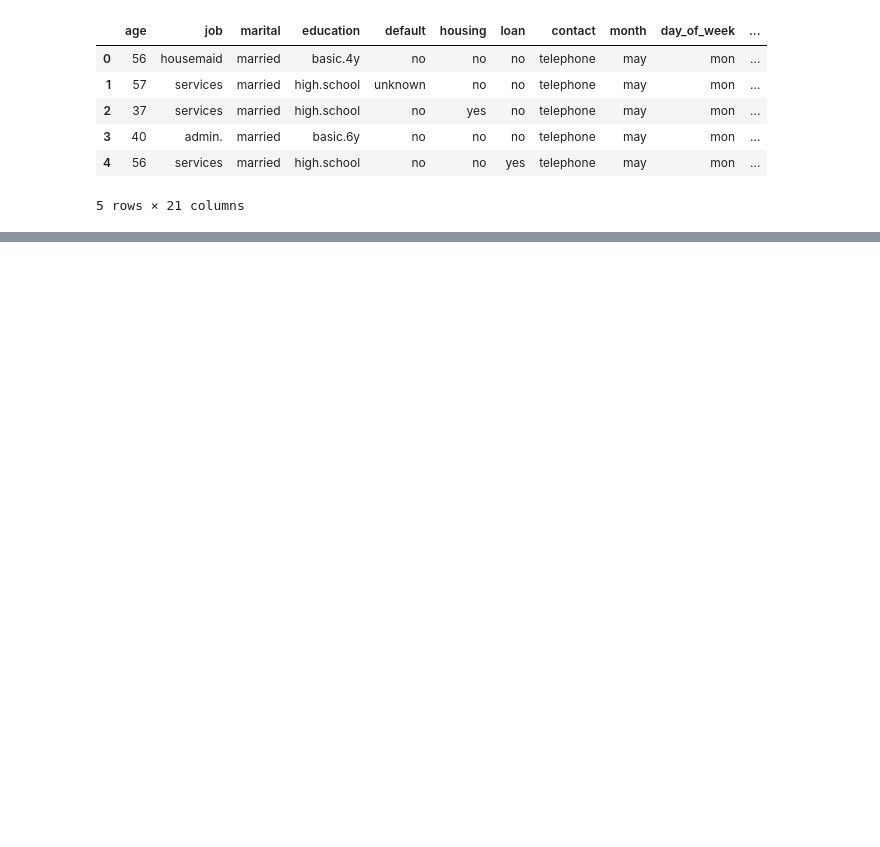
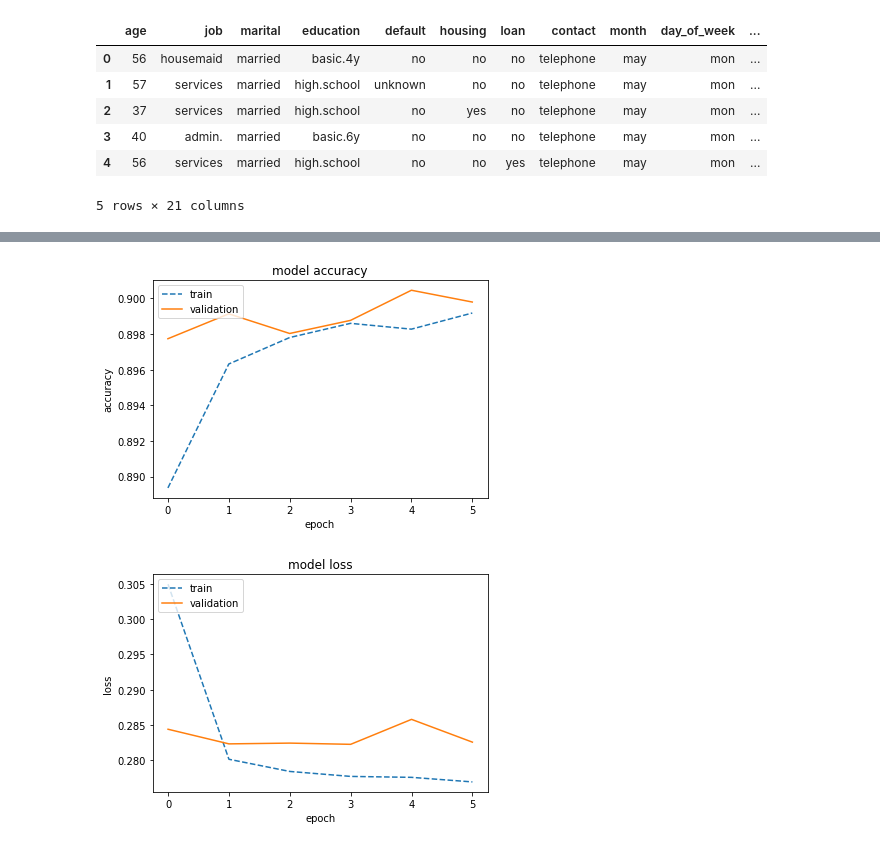
Before and after one commit to junelsolis/AAU-Machine-Learning, a Jupyter notebook: Mini Project 1/Mini Project 1.ipynb, the cells around one changed output, grey strips where cells are left out. Drawn from its saved outputs; the diff is of its cells as text; code cells hidden in the pictures; blank space fills up the shorter version.

```diff
--- a/Mini Project 1/Mini Project 1.ipynb
+++ b/Mini Project 1/Mini Project 1.ipynb
@@ -118,12 +120,13 @@ X_train, X_test, y_train, y_test = train_test_split(X, y, test_size=0.33)
 # %%
 import tensorflow as tf
 
+
+
 # Build and compile TF model
 model = tf.keras.Sequential([
-    tf.keras.layers.Dense(63, activation='relu'),
+    tf.keras.layers.Dense(4, activation='relu', input_dim=62),
+    tf.keras.layers.Dense(128, activation=tf.nn.relu),
     tf.keras.layers.Dense(2, activation='softmax')
 ])
 
 model.compile(optimizer='adam', loss=tf.keras.losses.SparseCategoricalCrossentropy(), metrics=['accuracy'])
-# %%
-model.fit(X_train, y_train, epochs=10)
@@ -151,0 +133,4 @@ Epoch 10/10
+# %%
+
+# es_callback = tf.keras.callbacks.EarlyStopping(monitor='val_loss', patience=3)
+history = model.fit(X_train, y_train, epochs=6, validation_data=(X_test, y_test), shuffle=True)
@@ -151,0 +150,23 @@ Epoch 10/10
+# %%
+# Plot model accuracy and loss for training and validation
+
+#  "Accuracy"
+plt.plot(history.history['accuracy'], '--' )
+plt.plot(history.history['val_accuracy'])
+plt.title('model accuracy')
+plt.ylabel('accuracy')
+plt.xlabel('epoch')
+plt.legend(['train', 'validation'], loc='upper left')
+plt.show()
+
+# "Loss"
+plt.plot(history.history['loss'], '--')
+plt.plot(history.history['val_loss'])
+plt.title('model loss')
+plt.ylabel('loss')
+plt.xlabel('epoch')
+plt.legend(['train', 'validation'], loc='upper left')
+plt.show()
+# %% [output]
+[figure, added]
+[figure, added]
```
Also changed, not shown: parts of 10 cells of this notebook.
